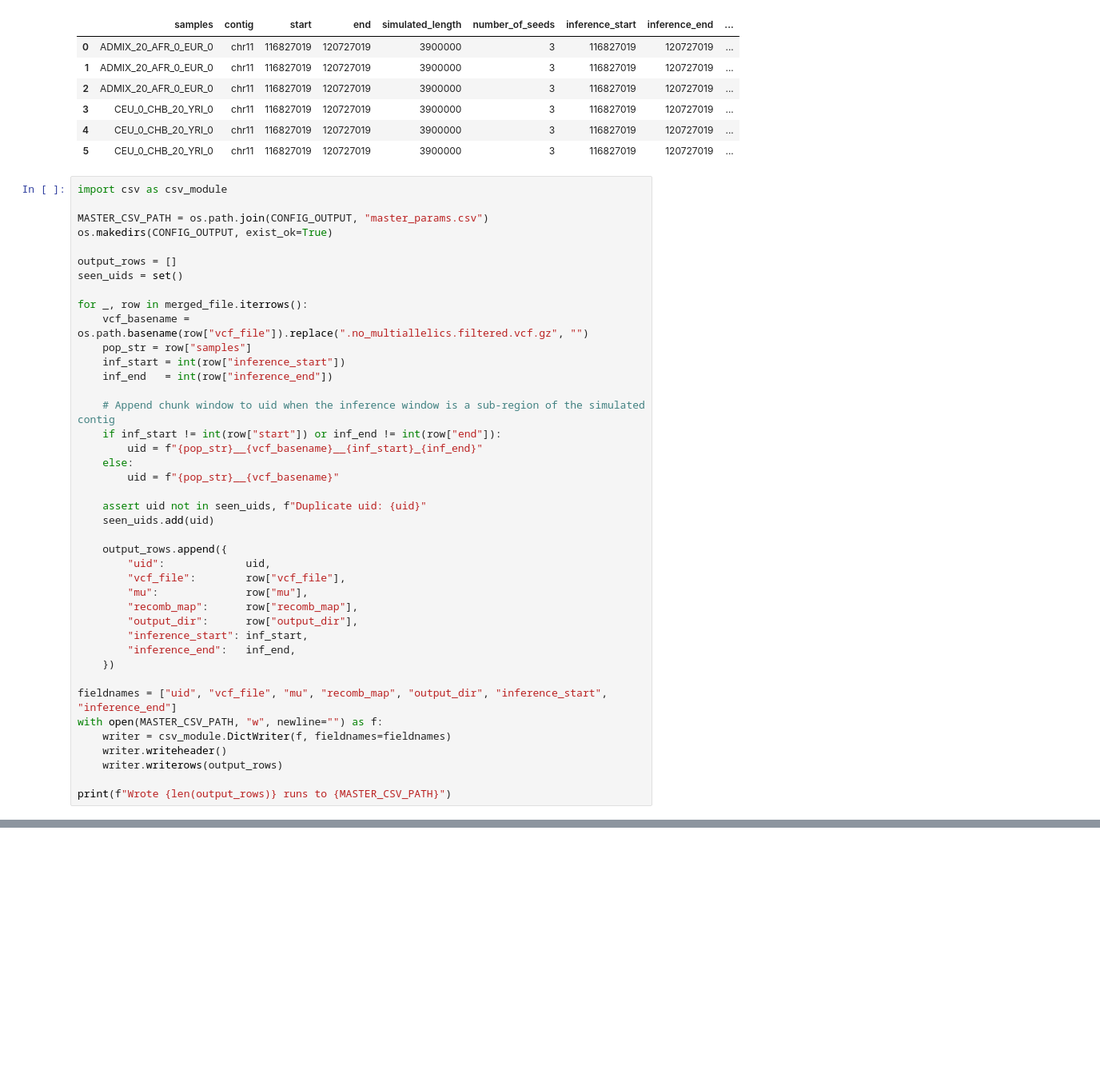
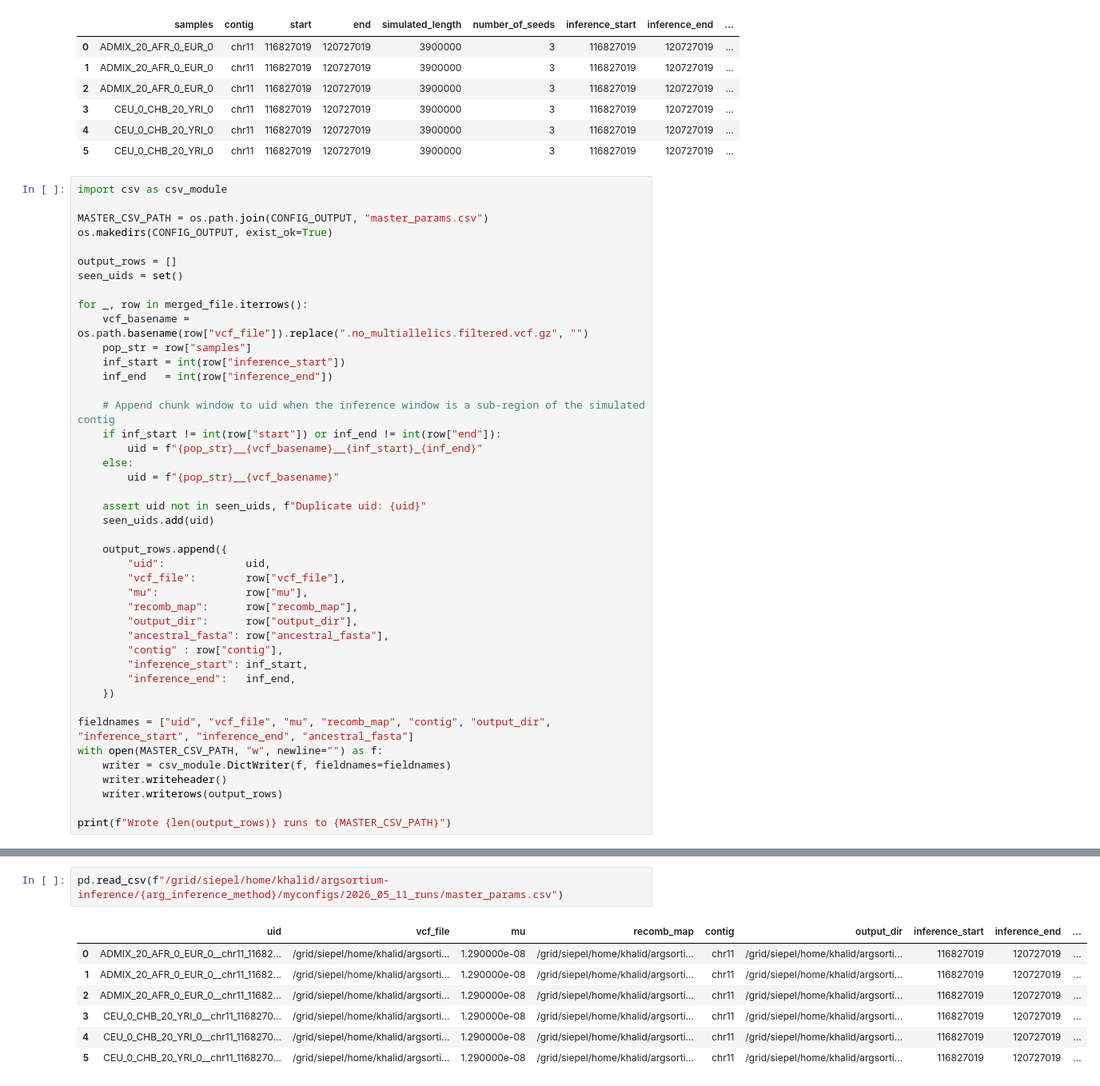
Before and after one commit to argsortium/argsortium-inference, a Jupyter notebook: misc/config_helper.ipynb, the cells around one changed output, grey strips where cells are left out. Shown at 80% size. Cells and saved outputs as stored; diff of their text form; blank space fills up the shorter version.

```diff
--- a/misc/config_helper.ipynb
+++ b/misc/config_helper.ipynb
@@ -222,11 +234,13 @@ for _, row in merged_file.iterrows():
         "mu":              row["mu"],
         "recomb_map":      row["recomb_map"],
         "output_dir":      row["output_dir"],
+        "ancestral_fasta": row["ancestral_fasta"],
+        "contig" : row["contig"],
         "inference_start": inf_start,
         "inference_end":   inf_end,
     })
 
-fieldnames = ["uid", "vcf_file", "mu", "recomb_map", "output_dir", "inference_start", "inference_end"]
+fieldnames = ["uid", "vcf_file", "mu", "recomb_map", "contig", "output_dir", "inference_start", "inference_end", "ancestral_fasta"]
 with open(MASTER_CSV_PATH, "w", newline="") as f:
     writer = csv_module.DictWriter(f, fieldnames=fieldnames)
     writer.writeheader()
@@ -247,0 +257,10 @@ pd.read_csv("/grid/siepel/home/khalid/argsortium-inference/relate/myconfigs/2026
+# %%
+pd.read_csv(f"/grid/siepel/home/khalid/argsortium-inference/{arg_inference_method}/myconfigs/2026_05_11_runs/master_params.csv")
+# %% [output]
+|  | uid | vcf_file | mu | recomb_map | contig | output_dir | inference_start | inference_end | ... |
+| 0 | ADMIX_20_AFR_0_EUR_0__chr11_11682... | /grid/siepel/home/khalid/argsorti... | 1.290000e-08 | /grid/siepel/home/khalid/argsorti... | chr11 | /grid/siepel/home/khalid/argsorti... | 116827019 | 120727019 | ... |
+| 1 | ADMIX_20_AFR_0_EUR_0__chr11_11682... | /grid/siepel/home/khalid/argsorti... | 1.290000e-08 | /grid/siepel/home/khalid/argsorti... | chr11 | /grid/siepel/home/khalid/argsorti... | 116827019 | 120727019 | ... |
+| 2 | ADMIX_20_AFR_0_EUR_0__chr11_11682... | /grid/siepel/home/khalid/argsorti... | 1.290000e-08 | /grid/siepel/home/khalid/argsorti... | chr11 | /grid/siepel/home/khalid/argsorti... | 116827019 | 120727019 | ... |
+| 3 | CEU_0_CHB_20_YRI_0__chr11_1168270... | /grid/siepel/home/khalid/argsorti... | 1.290000e-08 | /grid/siepel/home/khalid/argsorti... | chr11 | /grid/siepel/home/khalid/argsorti... | 116827019 | 120727019 | ... |
+| 4 | CEU_0_CHB_20_YRI_0__chr11_1168270... | /grid/siepel/home/khalid/argsorti... | 1.290000e-08 | /grid/siepel/home/khalid/argsorti... | chr11 | /grid/siepel/home/khalid/argsorti... | 116827019 | 120727019 | ... |
+| 5 | CEU_0_CHB_20_YRI_0__chr11_1168270... | /grid/siepel/home/khalid/argsorti... | 1.290000e-08 | /grid/siepel/home/khalid/argsorti... | chr11 | /grid/siepel/home/khalid/argsorti... | 116827019 | 120727019 | ... |
```
Also changed, not shown: parts of 5 cells of this notebook, 12 other files.
